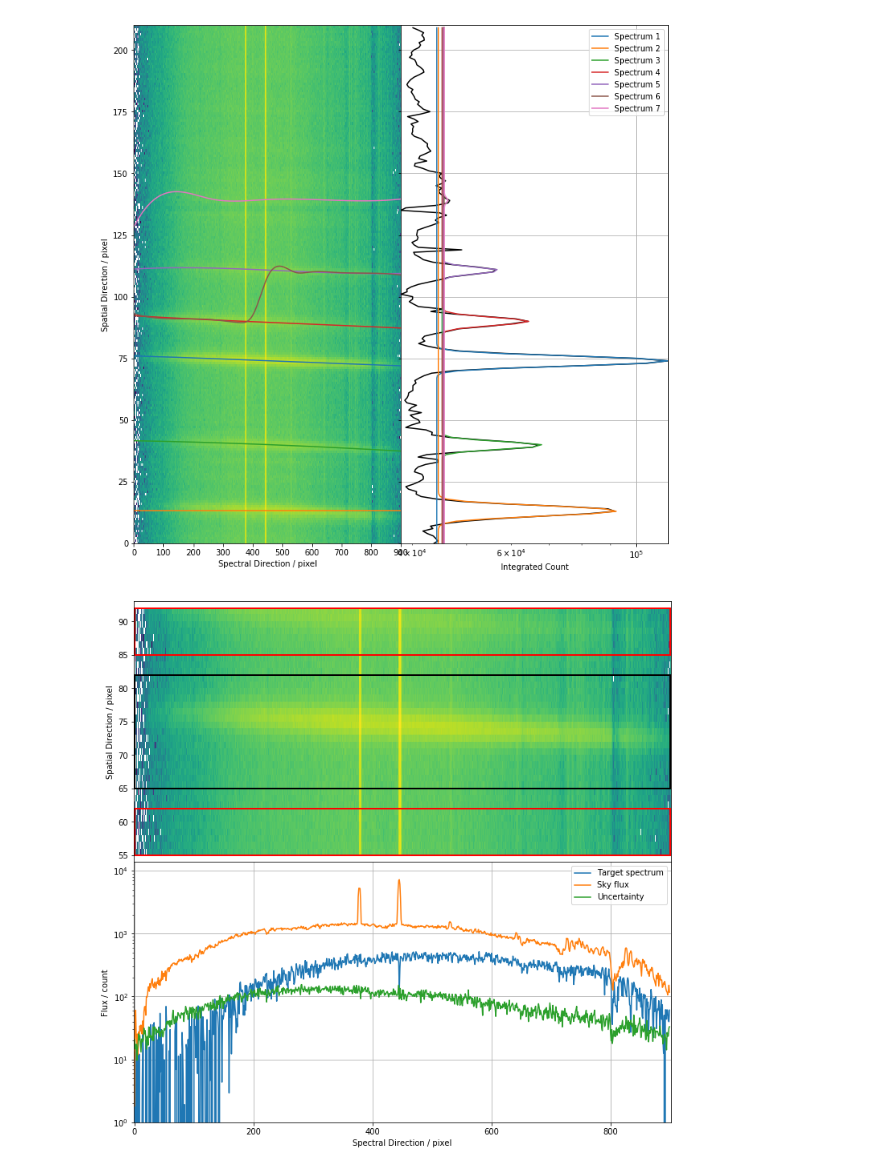
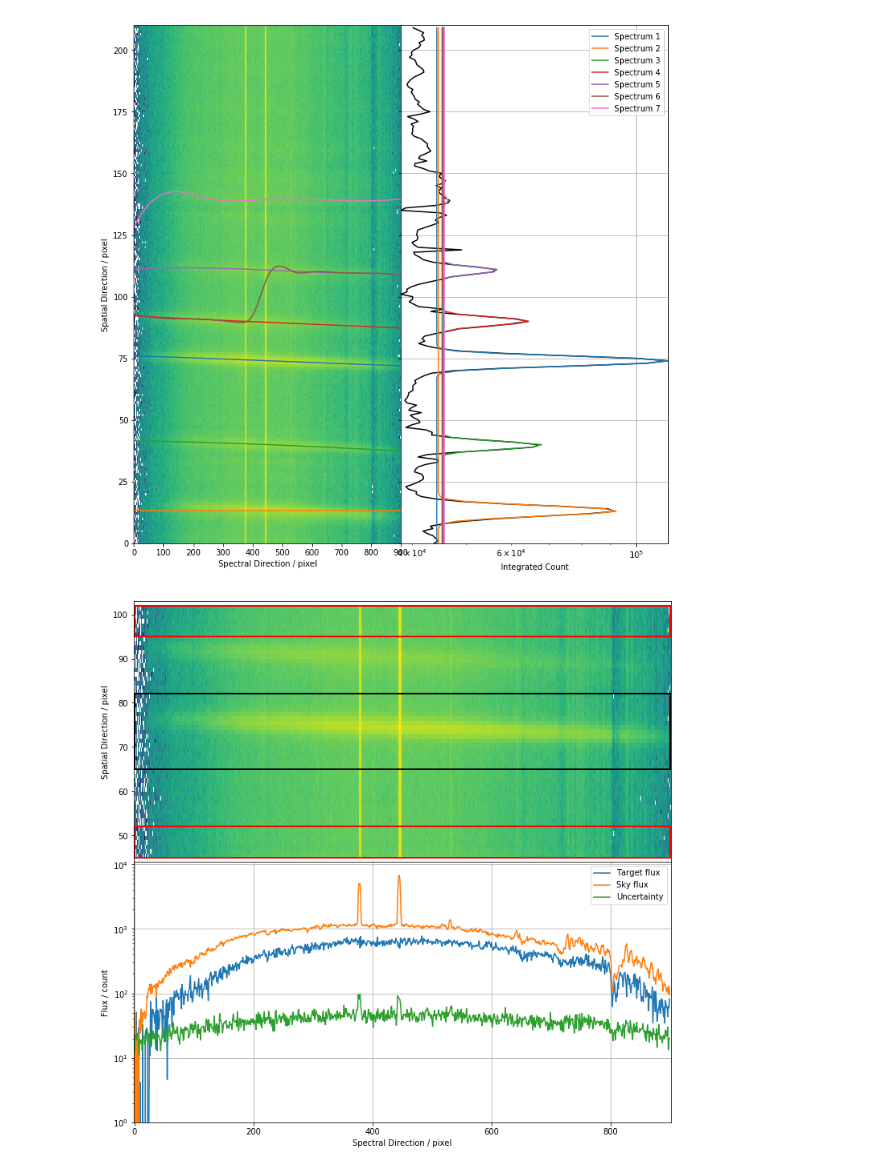
Before and after one commit to cylammarco/ASPIRED, a Jupyter notebook: SPRAT_2dspec_BLAP09.ipynb, the cells around one changed output. Drawn from its saved outputs; the diff is of its cells as text; code cells hidden in the pictures.

Commit message:
Added edge cases

```diff
--- a/SPRAT_2dspec_BLAP09.ipynb
+++ b/SPRAT_2dspec_BLAP09.ipynb
@@ -67,6 +67,13 @@ Spectrum 7 : Trace gaussian width = [0.13591859 1.16936594 0.26625912 0.61877824
 [figure]
 # %%
 # (4) Extracting spectrum by summing over the aperture along the trace
-spec, sky, err = twodspec.ap_extract(sprat_data, my[0], spatial_mask=spatial_mask, spec_mask=spec_mask, display=True)
+# my[0] is a special cases where skysep has to be increased to avoid crowding
+spec, sky, err = twodspec.ap_extract(
+    sprat_data,
+    my[0],
+    spatial_mask=spatial_mask,
+    spec_mask=spec_mask,
+    skysep=13,
+    display=True)
 # %% [output]
-[figure, old version]
+[figure, new version]
```
Also changed, not shown: parts of 3 cells of this notebook, 1 other file.
